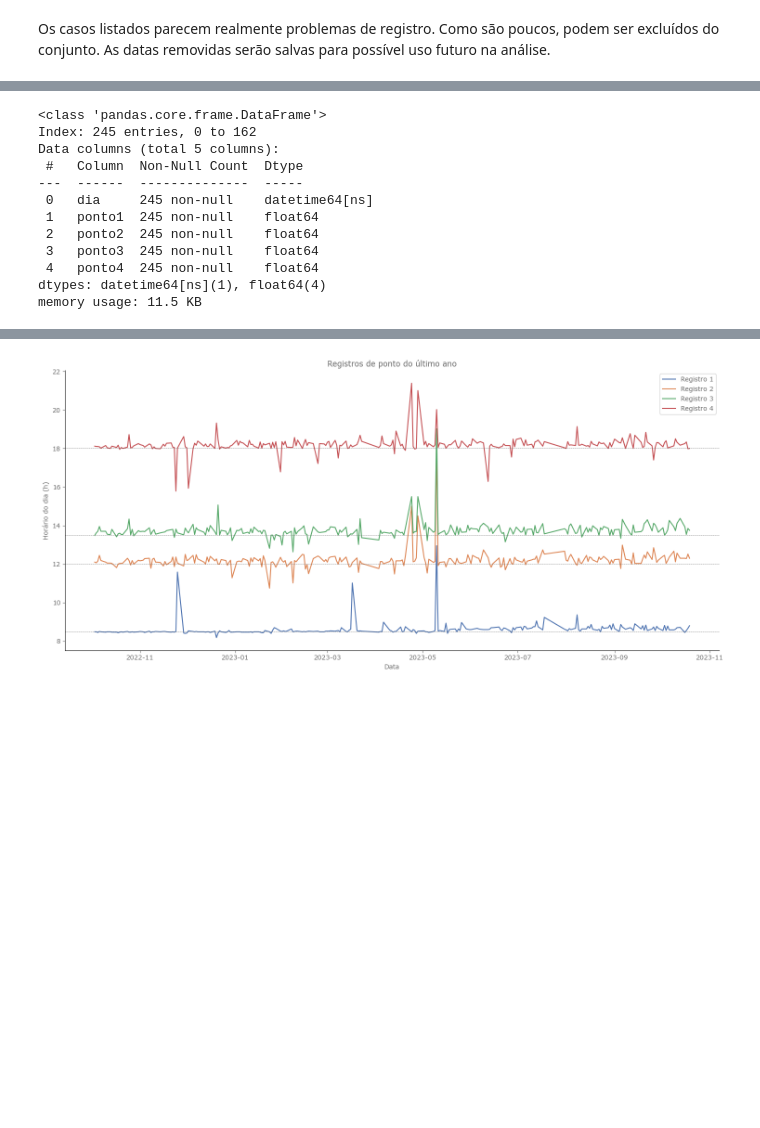
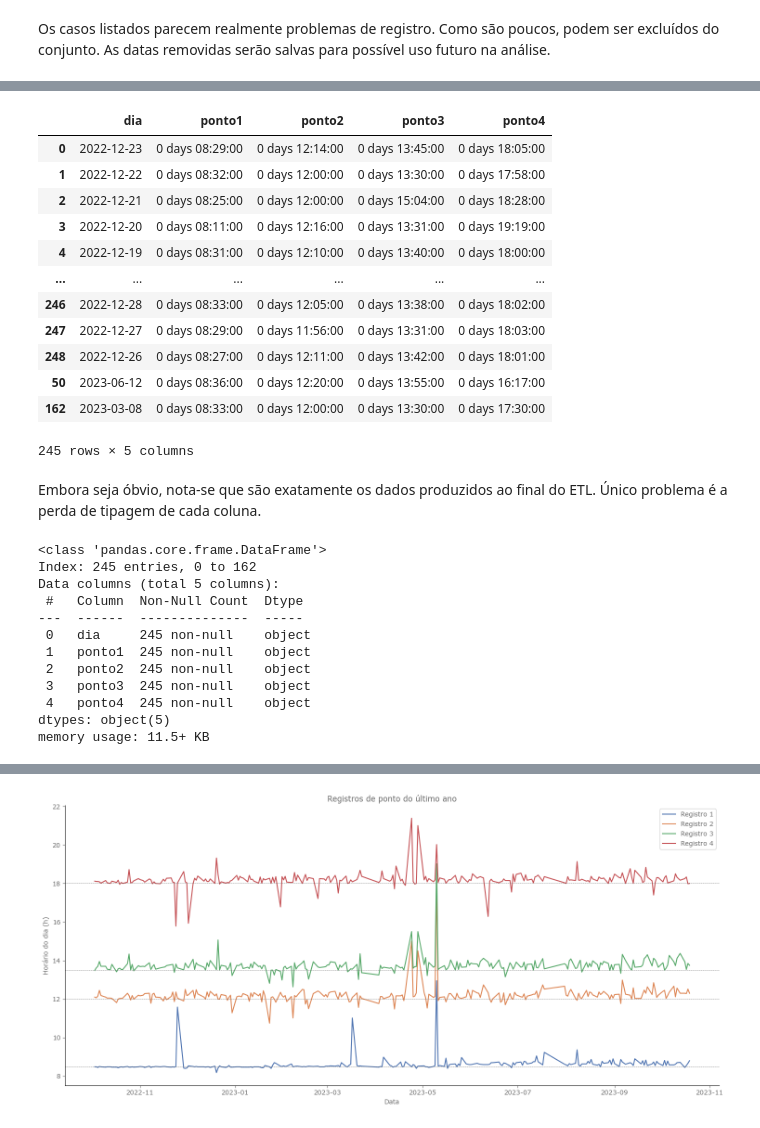
Before and after one commit to evaristocosta/jornadaDeTrabalho, a Jupyter notebook: analise-horas.ipynb, the cells around one changed output, grey strips where cells are left out. Cells and saved outputs as stored; diff of their text form; code cells hidden in the pictures; blank space fills up the shorter version.

Commit message:
notebook finalizado

```diff
--- a/analise-horas.ipynb
+++ b/analise-horas.ipynb
@@ -276,3 +269,22 @@ datahora_report
+# %%
+datahora_report = pd.read_csv("datahora_limpo.csv", index_col=0)
+datahora_report
+# %% [output]
+|  | dia | ponto1 | ponto2 | ponto3 | ponto4 |
+| 0 | 2022-12-23 | 0 days 08:29:00 | 0 days 12:14:00 | 0 days 13:45:00 | 0 days 18:05:00 |
+| 1 | 2022-12-22 | 0 days 08:32:00 | 0 days 12:00:00 | 0 days 13:30:00 | 0 days 17:58:00 |
+| 2 | 2022-12-21 | 0 days 08:25:00 | 0 days 12:00:00 | 0 days 15:04:00 | 0 days 18:28:00 |
+| 3 | 2022-12-20 | 0 days 08:11:00 | 0 days 12:16:00 | 0 days 13:31:00 | 0 days 19:19:00 |
+| 4 | 2022-12-19 | 0 days 08:31:00 | 0 days 12:10:00 | 0 days 13:40:00 | 0 days 18:00:00 |
+| ... | ... | ... | ... | ... | ... |
+| 246 | 2022-12-28 | 0 days 08:33:00 | 0 days 12:05:00 | 0 days 13:38:00 | 0 days 18:02:00 |
+| 247 | 2022-12-27 | 0 days 08:29:00 | 0 days 11:56:00 | 0 days 13:31:00 | 0 days 18:03:00 |
+| 248 | 2022-12-26 | 0 days 08:27:00 | 0 days 12:11:00 | 0 days 13:42:00 | 0 days 18:01:00 |
+| 50 | 2023-06-12 | 0 days 08:36:00 | 0 days 12:20:00 | 0 days 13:55:00 | 0 days 16:17:00 |
+| 162 | 2023-03-08 | 0 days 08:33:00 | 0 days 12:00:00 | 0 days 13:30:00 | 0 days 17:30:00 |
+245 rows × 5 columns
+# %% [markdown]
+Embora seja óbvio, nota-se que são exatamente os dados produzidos ao final do ETL. Único problema é a perda de tipagem de cada coluna.
 # %%
 datahora_report.info()
 # %% [output]
@@ -281,10 +293,10 @@ Index: 245 entries, 0 to 162
 Data columns (total 5 columns):
  #   Column  Non-Null Count  Dtype
 ---  ------  --------------  -----
- 0   dia     245 non-null    datetime64[ns]
- 1   ponto1  245 non-null    float64
- 2   ponto2  245 non-null    float64
- 3   ponto3  245 non-null    float64
- 4   ponto4  245 non-null    float64
-dtypes: datetime64[ns](1), float64(4)
-memory usage: 11.5 KB
+ 0   dia     245 non-null    object
+ 1   ponto1  245 non-null    object
+ 2   ponto2  245 non-null    object
+ 3   ponto3  245 non-null    object
+ 4   ponto4  245 non-null    object
+dtypes: object(5)
+memory usage: 11.5+ KB
```
Also changed, not shown: parts of 46 cells of this notebook, 1 other file.
